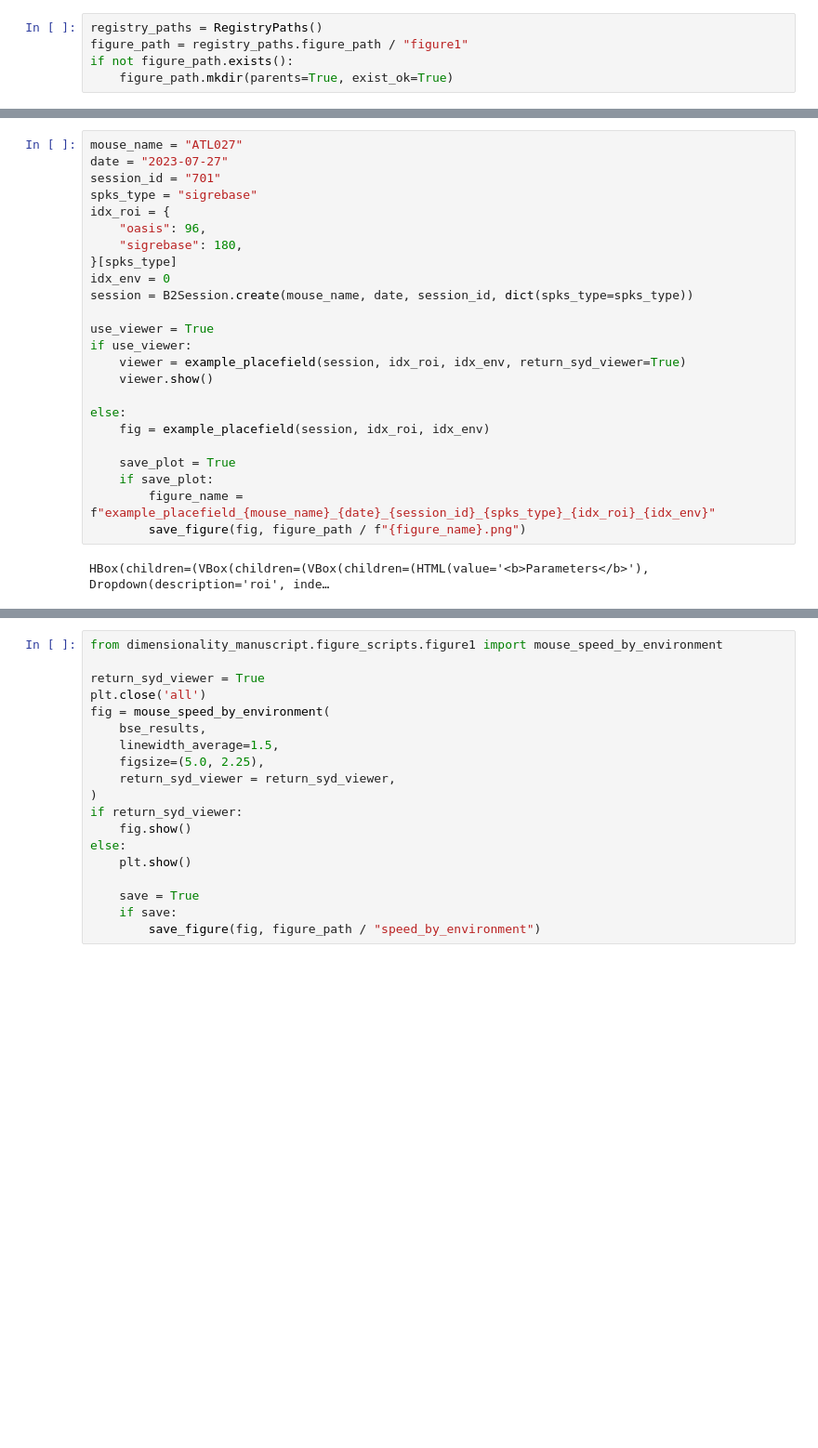
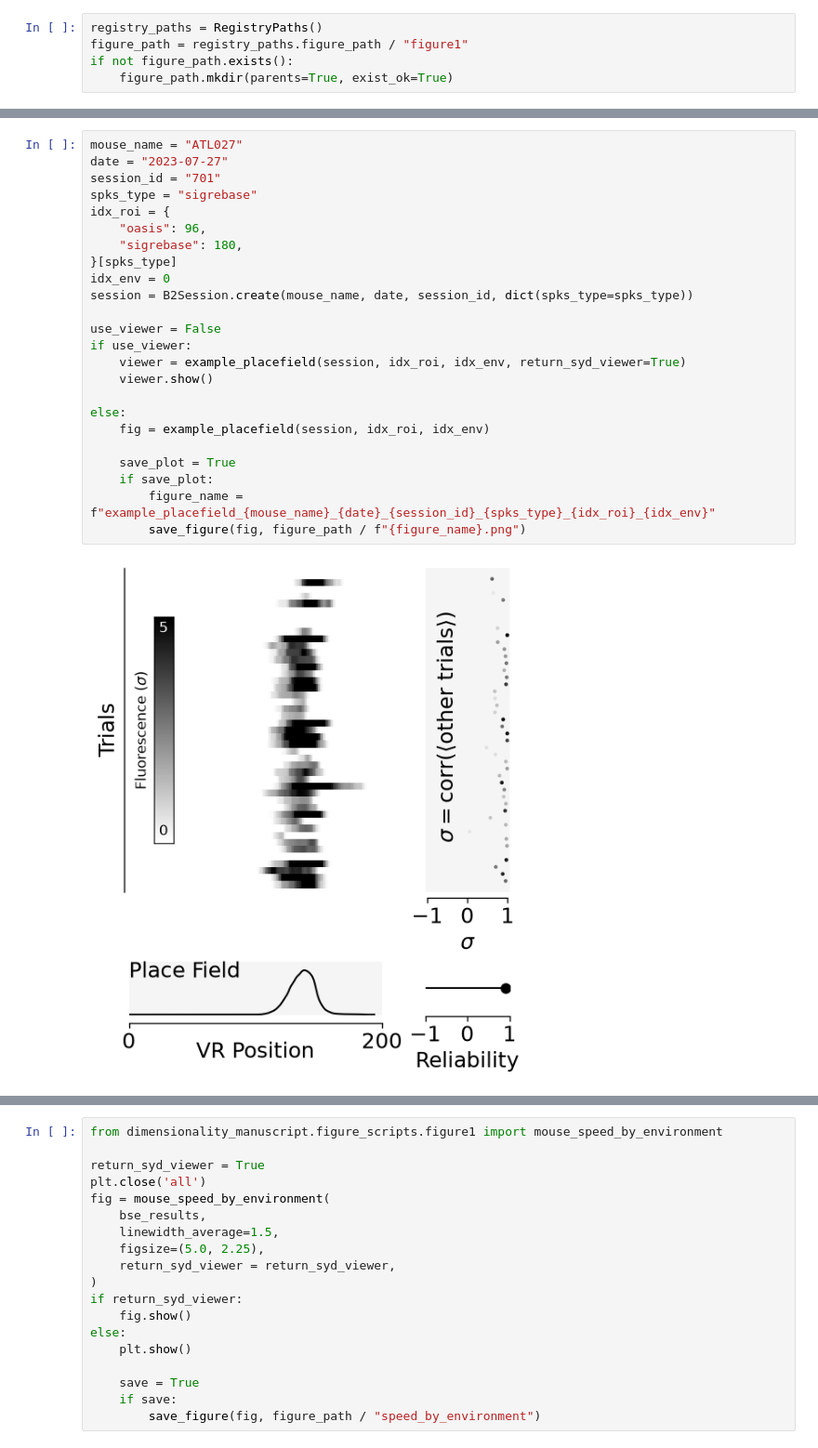
Before and after one commit to landoskape/vrAnalysis, a Jupyter notebook: dimensionality_manuscript/dim_intro_primary.ipynb, the cells around one changed output, grey strips where cells are left out. Shown at 93% size. Saved outputs shown, nothing was run; the diff lists cells and outputs as text; blank space fills up the shorter version.

```diff
--- a/dimensionality_manuscript/dim_intro_primary.ipynb
+++ b/dimensionality_manuscript/dim_intro_primary.ipynb
@@ -81,29 +76,29 @@ ValueError: x and y must have same first dimension, but have shapes (12469,) and
 # %%
 mouse_name = "ATL027"
 date = "2023-07-27"
 session_id = "701"
 spks_type = "sigrebase"
 idx_roi = {
     "oasis": 96,
     "sigrebase": 180,
 }[spks_type]
 idx_env = 0
 session = B2Session.create(mouse_name, date, session_id, dict(spks_type=spks_type))
 
-use_viewer = True
+use_viewer = False
 if use_viewer:
     viewer = example_placefield(session, idx_roi, idx_env, return_syd_viewer=True)
     viewer.show()
 
 else:
     fig = example_placefield(session, idx_roi, idx_env)
 
     save_plot = True
     if save_plot:
         figure_name = f"example_placefield_{mouse_name}_{date}_{session_id}_{spks_type}_{idx_roi}_{idx_env}"
         save_figure(fig, figure_path / f"{figure_name}.png")
 # %% [output]
-HBox(children=(VBox(children=(VBox(children=(HTML(value='<b>Parameters</b>'), Dropdown(description='roi', inde…
+[figure, added]
 # %%
 mouse_name = "ATL027"
 date = "2023-07-27"
```
Also changed, not shown: parts of 3 cells of this notebook, 4 other files.
